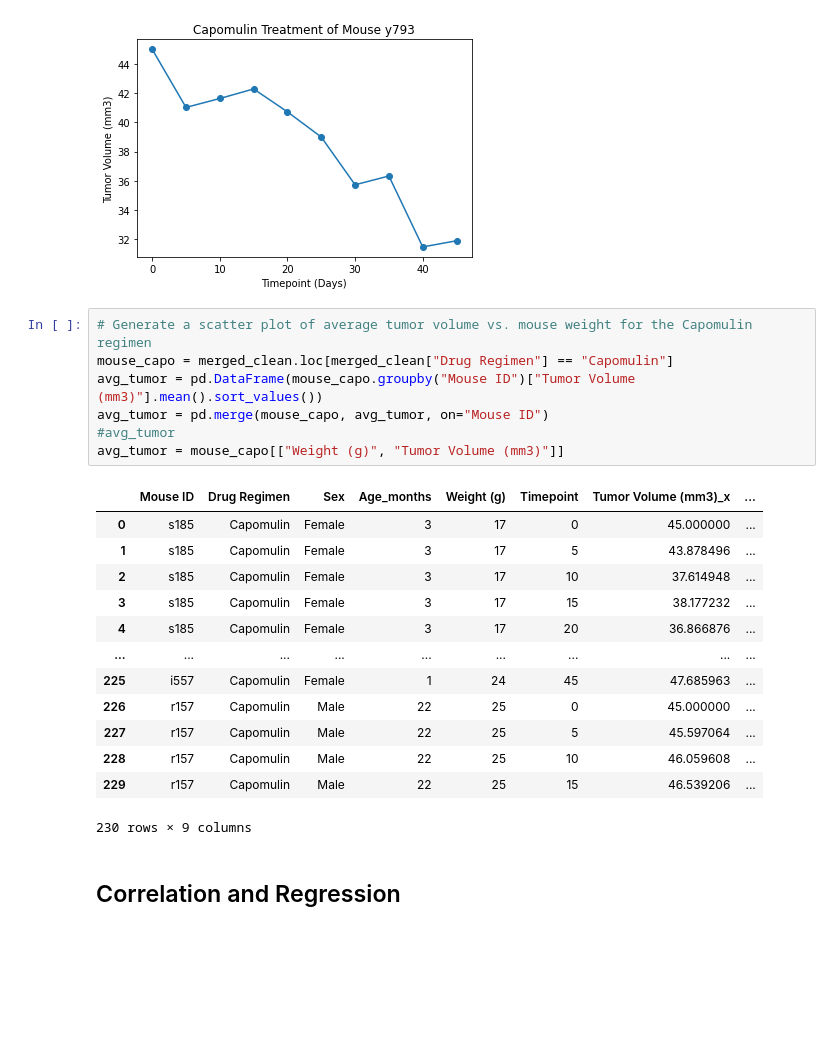
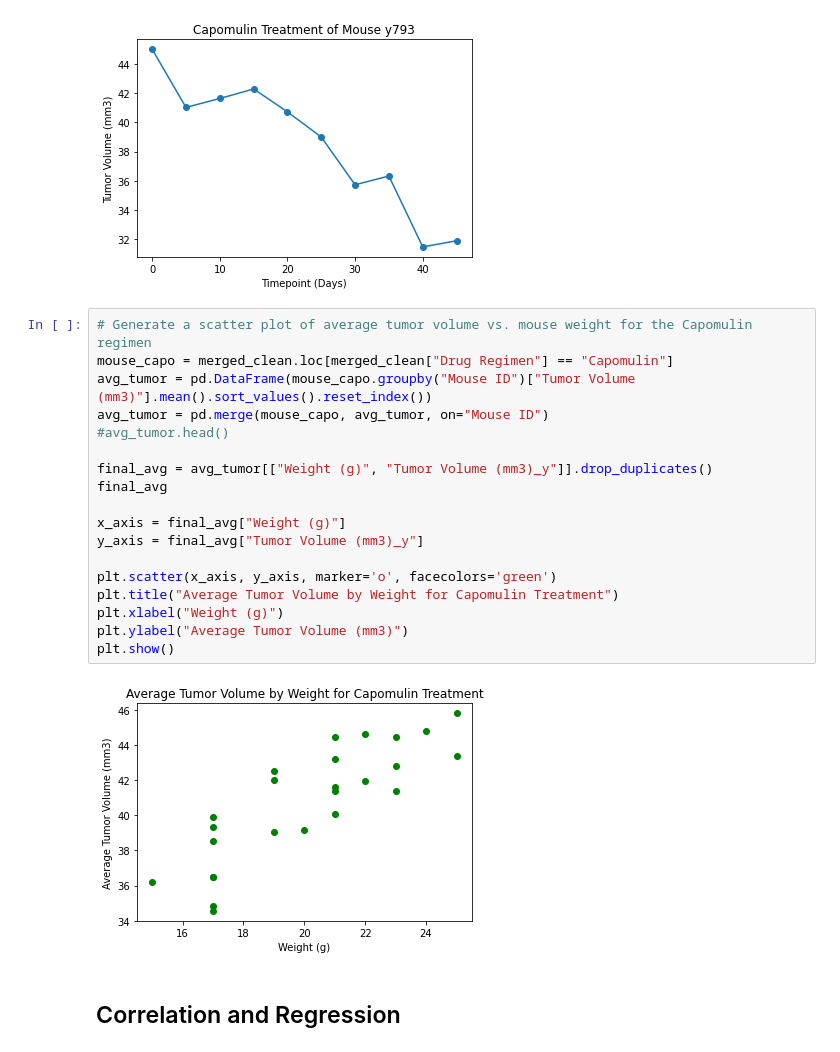
Before and after one commit to JRandle23/Matplotlib-Challenge, a Jupyter notebook: Pymaceuticals/pymaceuticals_starter.ipynb, the cells around one changed output. Saved outputs shown, nothing was run; the diff lists cells and outputs as text; blank space fills up the shorter version.

Commit message:
adding scatter plot

```diff
--- a/Pymaceuticals/pymaceuticals_starter.ipynb
+++ b/Pymaceuticals/pymaceuticals_starter.ipynb
@@ -278,24 +278,23 @@ plt.show()
 # %%
 # Generate a scatter plot of average tumor volume vs. mouse weight for the Capomulin regimen
 mouse_capo = merged_clean.loc[merged_clean["Drug Regimen"] == "Capomulin"]
-avg_tumor = pd.DataFrame(mouse_capo.groupby("Mouse ID")["Tumor Volume (mm3)"].mean().sort_values())
+avg_tumor = pd.DataFrame(mouse_capo.groupby("Mouse ID")["Tumor Volume (mm3)"].mean().sort_values().reset_index())
 avg_tumor = pd.merge(mouse_capo, avg_tumor, on="Mouse ID")
-#avg_tumor
-avg_tumor = mouse_capo[["Weight (g)", "Tumor Volume (mm3)"]]
+#avg_tumor.head()
+
+final_avg = avg_tumor[["Weight (g)", "Tumor Volume (mm3)_y"]].drop_duplicates()
+final_avg
+
+x_axis = final_avg["Weight (g)"]
+y_axis = final_avg["Tumor Volume (mm3)_y"]
+
+plt.scatter(x_axis, y_axis, marker='o', facecolors='green')
+plt.title("Average Tumor Volume by Weight for Capomulin Treatment")
+plt.xlabel("Weight (g)")
+plt.ylabel("Average Tumor Volume (mm3)")
+plt.show()
 # %% [output]
-|  | Mouse ID | Drug Regimen | Sex | Age_months | Weight (g) | Timepoint | Tumor Volume (mm3)_x | ... |
-| 0 | s185 | Capomulin | Female | 3 | 17 | 0 | 45.000000 | ... |
-| 1 | s185 | Capomulin | Female | 3 | 17 | 5 | 43.878496 | ... |
-| 2 | s185 | Capomulin | Female | 3 | 17 | 10 | 37.614948 | ... |
-| 3 | s185 | Capomulin | Female | 3 | 17 | 15 | 38.177232 | ... |
-| 4 | s185 | Capomulin | Female | 3 | 17 | 20 | 36.866876 | ... |
-| ... | ... | ... | ... | ... | ... | ... | ... | ... |
-| 225 | i557 | Capomulin | Female | 1 | 24 | 45 | 47.685963 | ... |
-| 226 | r157 | Capomulin | Male | 22 | 25 | 0 | 45.000000 | ... |
-| 227 | r157 | Capomulin | Male | 22 | 25 | 5 | 45.597064 | ... |
-| 228 | r157 | Capomulin | Male | 22 | 25 | 10 | 46.059608 | ... |
-| 229 | r157 | Capomulin | Male | 22 | 25 | 15 | 46.539206 | ... |
-230 rows × 9 columns
+[figure, added]
 # %% [markdown]
 ## Correlation and Regression
 # %%
```
